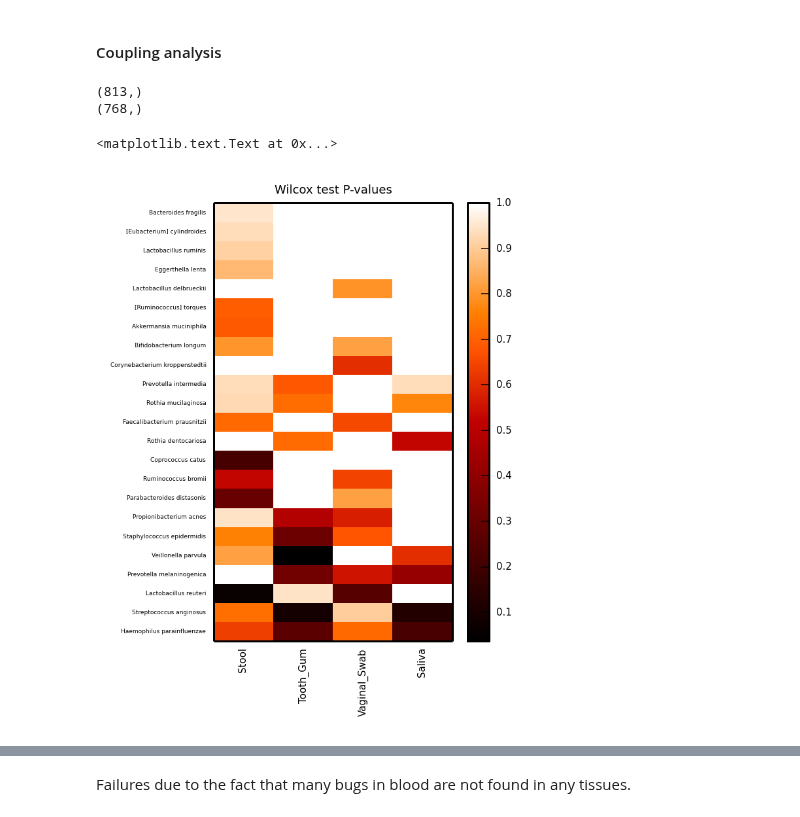
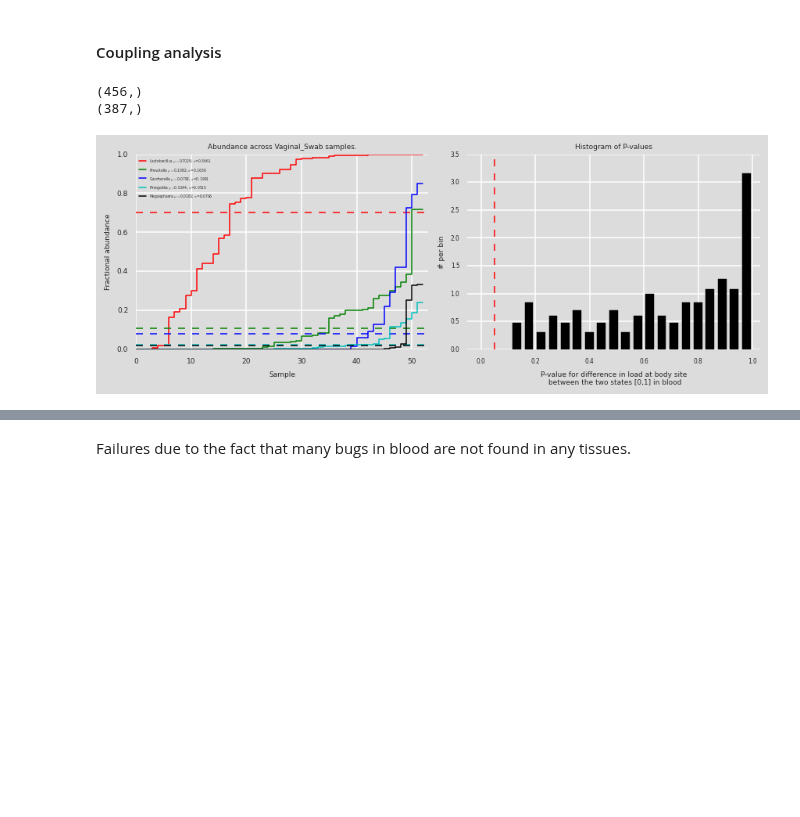
Before and after one commit to lmart999/CS229, a Jupyter notebook: Relman_Decomposition.ipynb, the cells around one changed output, grey strips where cells are left out. Drawn from its saved outputs; the diff is of its cells as text; code cells hidden in the pictures; blank space fills up the shorter version.

```diff
--- a/Relman_Decomposition.ipynb
+++ b/Relman_Decomposition.ipynb
@@ -161,7 +146,7 @@ mean_data_16s.shape
 (456, 7)
 # %%
 blood=pd.DataFrame(mean_data_16s['Blood'])
-mean_data_hmp=pd.concat([hmp_dat_norm,blood],axis=1,join='outer')
+mean_data_hmp=pd.concat([blood,hmp_dat_norm],axis=1,join='outer')
 mean_data_hmp.fillna(0,inplace=True)
-mean_data_hmp.shape
+mean_data_hmp.head(3)
 # %% [output]
@@ -370,0 +461,4 @@ fig.savefig(os.getcwd()+'/Desktop/Spec_16s_%s.pdf'%taxLevel_for_analysis,format=
+# %%
+bs='Back_of_ear_L'
+in_blood=list(set(site_specific_16s[bs])-set(in_bs_not_blood_16s[bs]))
+mean_data_16s.loc[in_blood]
@@ -716,8 +804,8 @@ bugs=list(bugs.index)
 blood_data=dat_tp_norm[dat_tp_norm.index.get_level_values('BodySite')=='Blood']
 bugs_found_in_blood=blood_data.sum(axis=0)
 print bugs_found_in_blood.shape
-bugs_found_in_blood=in_blood[in_blood>0]
+bugs_found_in_blood=bugs_found_in_blood[bugs_found_in_blood>0]
 print bugs_found_in_blood.shape
 # %% [output]
-(813,)
-(768,)
+(456,)
+(387,)
@@ -754,35 +836,67 @@ for bug in bugsToEval:
     bug_dat_binary=getBugData(bug)
     # Iterate through attributes
     for tissueToEval in attributes:
         blood_tissue_comp=pd.DataFrame()
         blood_tissue_comp['Tissue_Load']=bug_dat_binary.loc[tissueToEval,:]
         blood_tissue_comp['In_Blood']=bug_dat_binary.loc['Blood',:]
         blood_tissue_comp.set_index('In_Blood',inplace=True)
         try:
             not_in_blood=blood_tissue_comp.loc[0,'Tissue_Load']
             in_blood=blood_tissue_comp.loc[1,'Tissue_Load']
             wilcox=scipy.stats.ranksums(not_in_blood,in_blood)
             storeP.loc[bug,tissueToEval]=wilcox[1]
         except:
             # print "Cannot compute for %s."%bug
             None
 storeP.fillna(1,inplace=True)
 
-# Plot
-plt.subplot(1,2,1)
+'''
+plt.subplot(2,2,3)
 sum_tis=storeP.sum(axis=0)
 sum_tis.sort()
 sum_bug=storeP.sum(axis=1)
 sum_bug.sort()
 storeP=storeP.loc[sum_bug.index,sum_tis.index]
-
 # Omit cases in which no P-value is computed (due to no bug found in tissues).
 p_scores=storeP.sum(axis=1)
 valid=p_scores[p_scores!=4]
 storeP_toShow=storeP.loc[valid.index]
 makeHeatmap(storeP_toShow)
 plt.colorbar()
 plt.title('Wilcox test P-values',fontsize=6)
+plt.tick_params(\
+axis='y',
+which='both',
+bottom='off',
+top='off',
+labelleft='off')
+'''
+
+# Plot
+bs='Vaginal_Swab'
+# Body site data
+b=dat_tp_norm[dat_tp_norm.index.get_level_values('BodySite')==bs]
+b=b.sum(axis=0)
+b.sort()
+bugs=b.index
+plt.subplot(2,2,1)
+detailPlot([bugs[-1],bugs[-2],bugs[-3],bugs[-4],bugs[-5]],bs)
+
+# Compute histogram of the data to evaluate discretization
+plt.subplot(2,2,2)
+pVals=storeP.unstack()
+hist, bins = np.histogram(pVals,bins=20)
+width = 0.7 * (bins[1] - bins[0])
+center = (bins[:-1] + bins[1:]) / 2
+plt.bar(center, np.log10(hist), align='center', width=width,color='k')
+plt.xticks(fontsize=5)
+plt.yticks(fontsize=5)
+plt.xlabel('P-value for difference in load at body site \n between the two states [0,1] in blood',fontsize=6)
+plt.ylabel('# per bin',fontsize=6)
+plt.xlim([-0.05,center[-1]+0.05])
+plt.axvline(0.05,linestyle='--',lw=1,color='red')
+plt.title('Histogram of P-values',fontsize=6)
+
+plt.tight_layout()
 # %% [output]
-<matplotlib.text.Text at 0x...>
-[figure, old version]
+[figure, new version]
```
Also changed, not shown: parts of 44 cells of this notebook.
